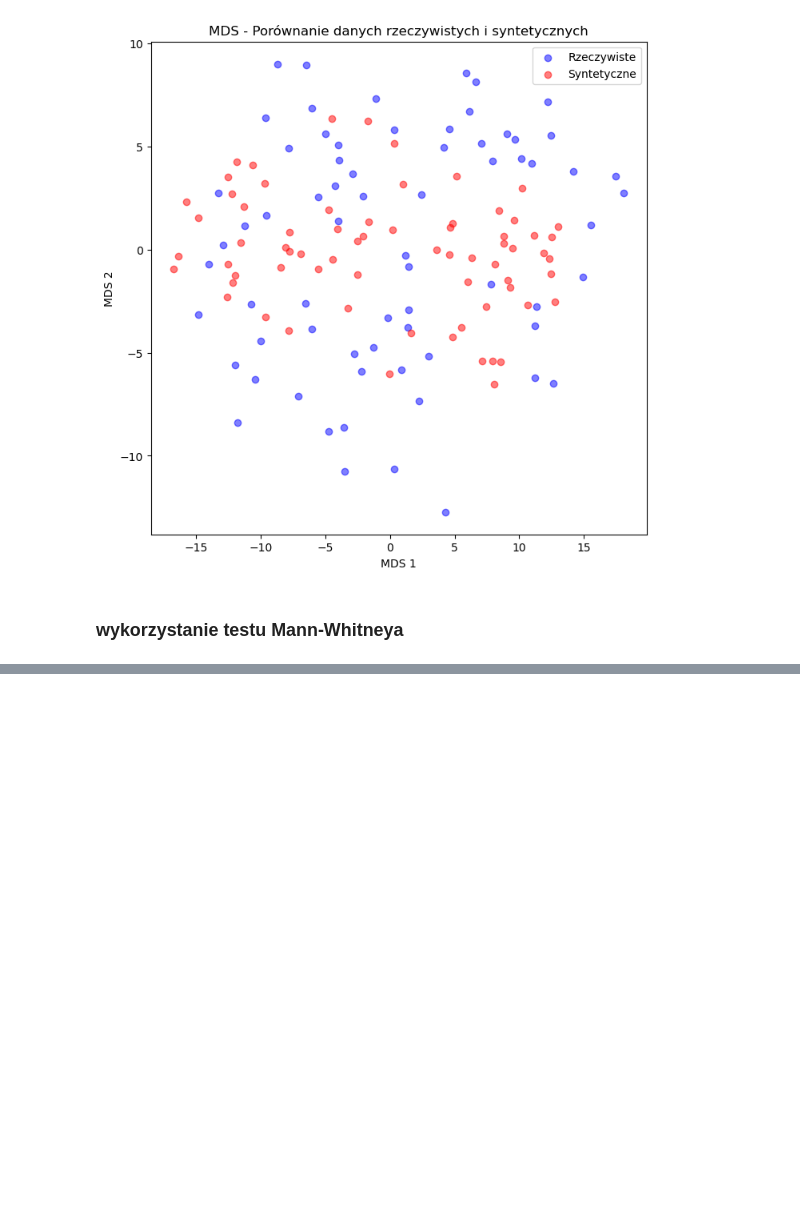
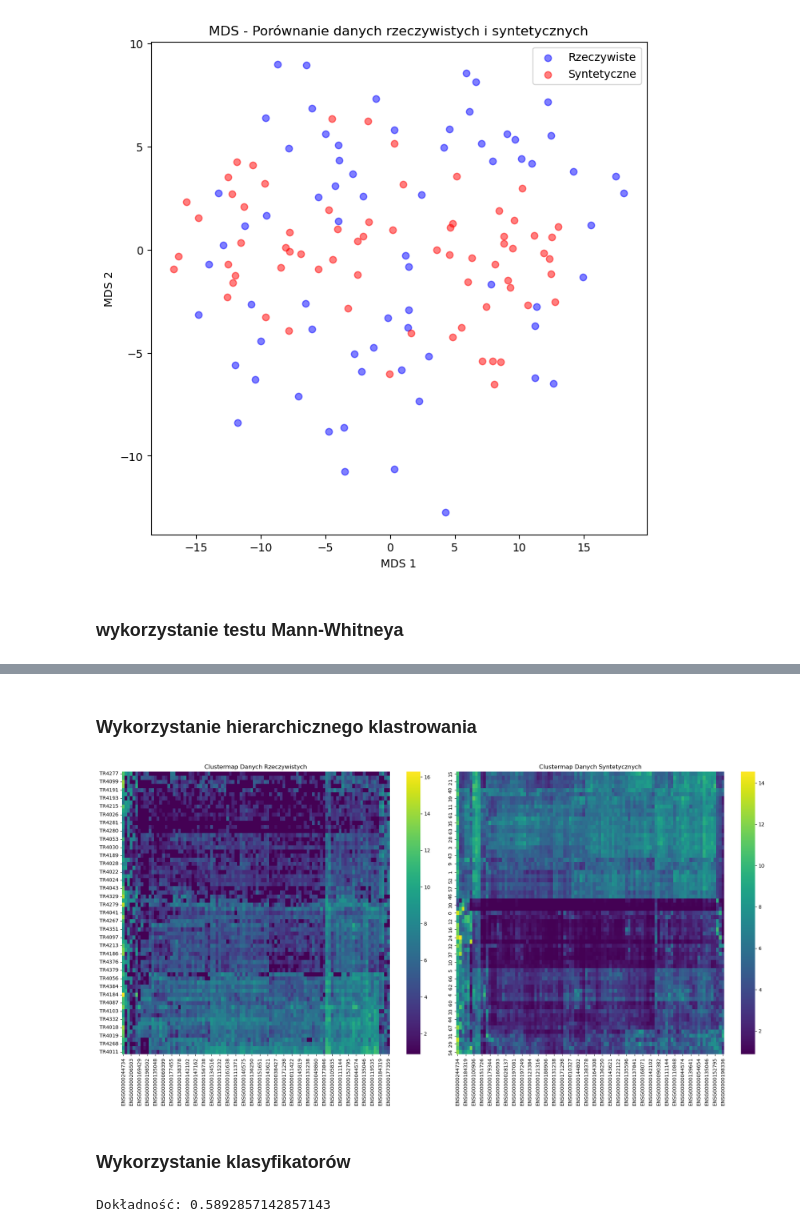
Before and after one commit to Varker00/rna-generator, a Jupyter notebook: notebooks/data_analysis.ipynb, the cells around one changed output, grey strips where cells are left out. Saved outputs shown, nothing was run; the diff lists cells and outputs as text; code cells hidden in the pictures; blank space fills up the shorter version.

```diff
--- a/notebooks/data_analysis.ipynb
+++ b/notebooks/data_analysis.ipynb
@@ -636,0 +653,64 @@ Liczba istotnych kolumn po korekcie Benjamini-Hochberga: 0 / 100
+# %% [markdown]
+### Wykorzystanie hierarchicznego klastrowania
+# %%
+from scipy.cluster.hierarchy import linkage, leaves_list
+from scipy.spatial.distance import pdist
+
+def hierarchical_clustering(data):
+    row_linkage = linkage(pdist(data), method='average')
+    col_linkage = linkage(pdist(data.T), method='average')
+    row_order = leaves_list(row_linkage)
+    col_order = leaves_list(col_linkage)
+    clustered_data = data.iloc[row_order, col_order]
+    return clustered_data
+
+clustered_real_data = hierarchical_clustering(real_data)
+clustered_synthetic_data = hierarchical_clustering(synthetic_data)
+
+fig, axs = plt.subplots(1, 2, figsize=(20, 10))  # Dostosuj rozmiar
+
+# Heatmapa dla danych rzeczywistych
+sns.heatmap(clustered_real_data, ax=axs[0], cmap='viridis')
+axs[0].set_title('Clustermap Danych Rzeczywistych')
+
+# Heatmapa dla danych syntetycznych
+sns.heatmap(clustered_synthetic_data, ax=axs[1], cmap='viridis')
+axs[1].set_title('Clustermap Danych Syntetycznych')
+
+plt.tight_layout()
+plt.show()
+# %% [output]
+[figure, added]
+# %% [markdown]
+### Wykorzystanie klasyfikatorów
+# %%
+# klasyfikacja z uyciem svm
+from sklearn.svm import SVC
+from sklearn.model_selection import train_test_split
+from sklearn.metrics import classification_report, confusion_matrix
+from sklearn.metrics import accuracy_score
+from sklearn.metrics import roc_auc_score
+
+
+def svm_classification(real_data, synthetic_data):
+    # Połączenie danych rzeczywistych i syntetycznych
+    combined_data = np.vstack((real_data, synthetic_data))
+
+    # Stworzenie etykiet
+    labels = np.hstack((np.ones(len(real_data)), np.zeros(len(synthetic_data))))
+
+    # Podział na zbiór treningowy i testowy
+    X_train, X_test, y_train, y_test = train_test_split(combined_data, labels, test_size=0.4, random_state=42)
+
+    # Klasyfikacja
+    svm = SVC(kernel='linear', random_state=42)
+    svm.fit(X_train, y_train)
+    y_pred = svm.predict(X_test)
+
+    # Wypisanie dokładności
+    print(f"Dokładność: {accuracy_score(y_test, y_pred)}")
+
+
+svm_classification(real_data, synthetic_data)
+# %% [output]
+Dokładność: 0.5892857142857143
```
Also changed, not shown: parts of 10 cells of this notebook.
